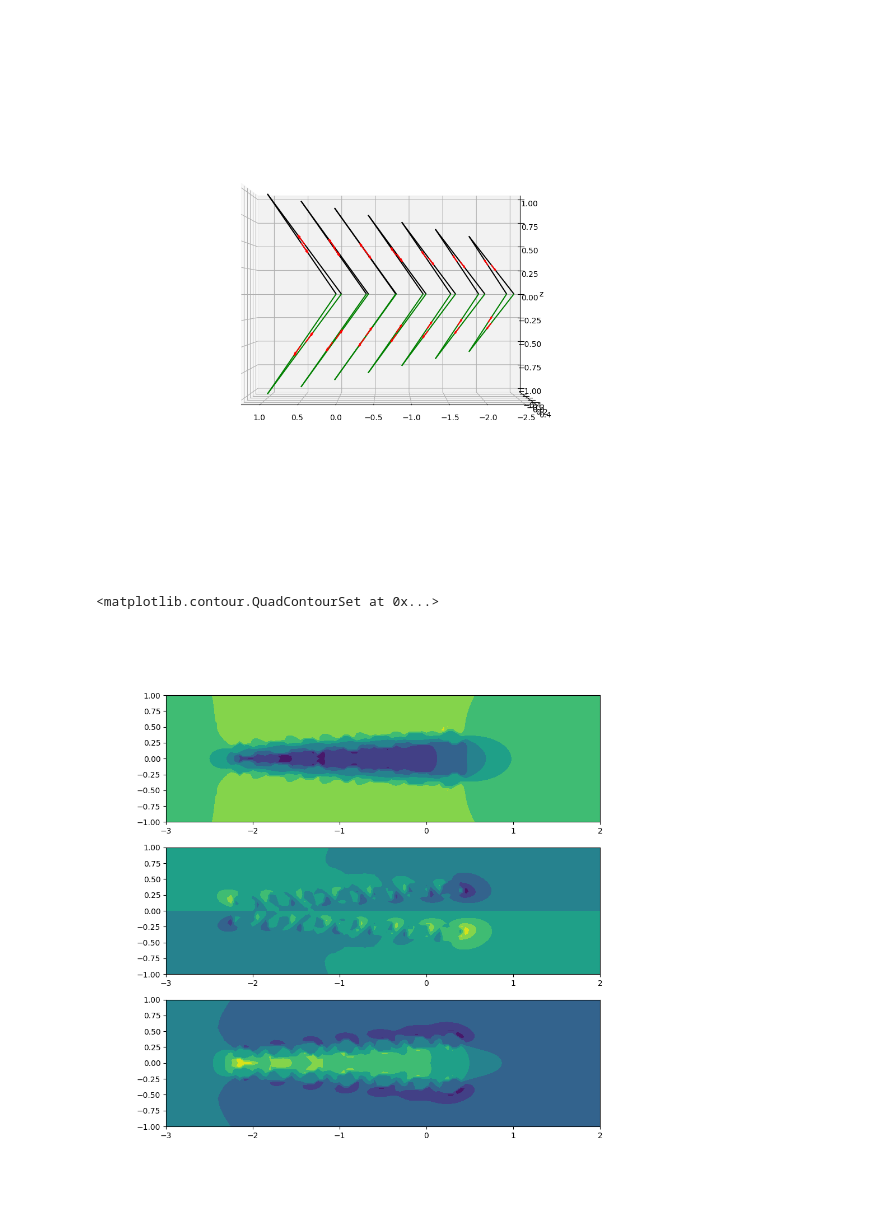
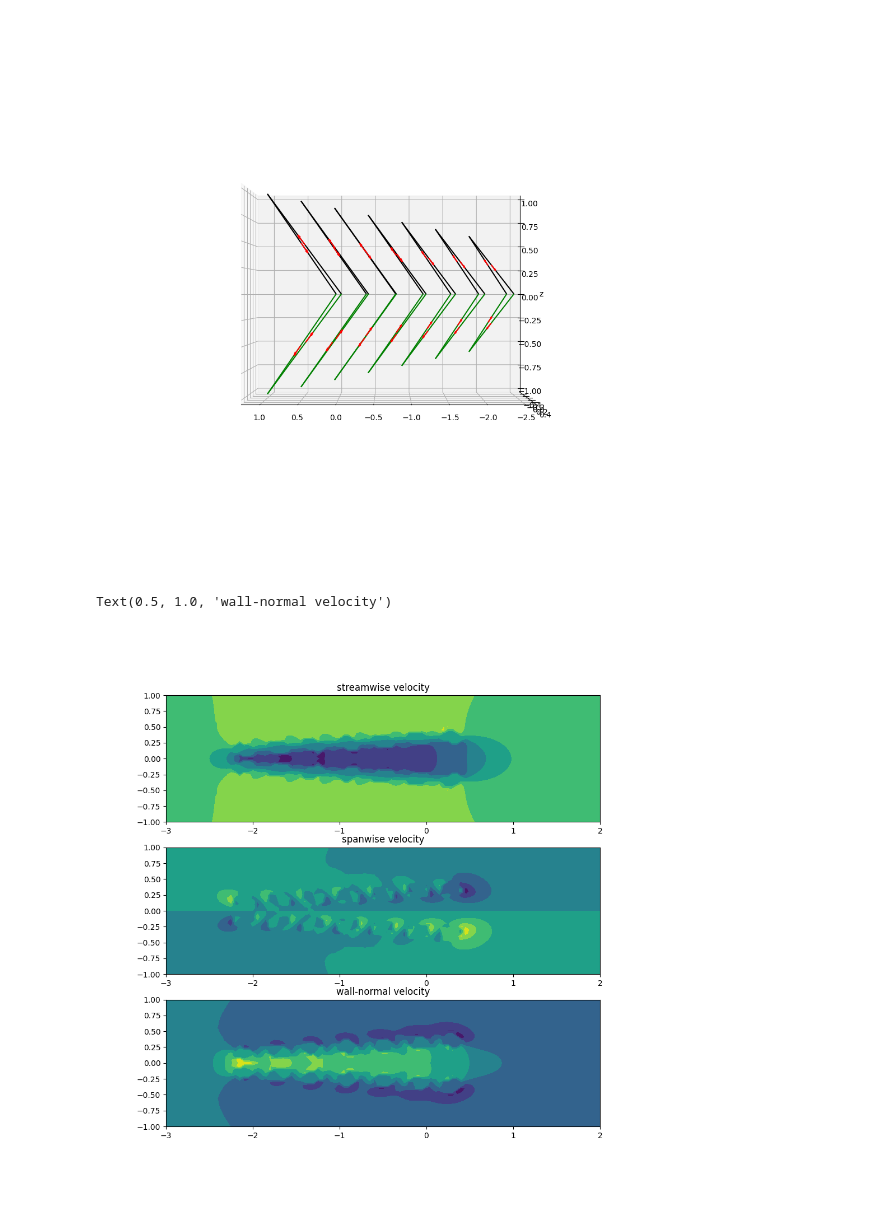
Before and after one commit to tim939422/OpenAEM, a Jupyter notebook: notebooks/demo.ipynb, the cells around one changed output. Cells and saved outputs as stored; diff of their text form; code cells hidden in the pictures.

```diff
--- a/notebooks/demo.ipynb
+++ b/notebooks/demo.ipynb
@@ -16,15 +16,15 @@ OpenAEM.plot_eddy(mirror, ax, color='green')
 # %% [output]
 [figure]
 # %%
-x = np.linspace(-3, 2, 101)
-y = np.linspace(-1, 1, 41)
+x = np.linspace(-3, 2, 501)
+y = np.linspace(-1, 1, 201)
 X, Y = np.meshgrid(x, y, indexing='ij')
 U = np.zeros_like(X)
 V = np.zeros_like(X)
 W = np.zeros_like(X)
 
-for i in range(101):
-    for j in range(41):
+for i in range(501):
+    for j in range(201):
         xv = np.array([X[i, j], Y[i, j], 0.3])
         # contribution from eddy
         for curve in eddy:
@@ -62,8 +62,8 @@ ax.view_init(0, 90)
 # %% [output]
 [figure]
 # %%
-x = np.linspace(-3, 2, 101)
-y = np.linspace(-1, 1, 41)
+x = np.linspace(-3, 2, 501)
+y = np.linspace(-1, 1, 1)
 X, Y = np.meshgrid(x, y, indexing='ij')
 U = np.zeros_like(X)
 V = np.zeros_like(X)
@@ -88,8 +88,11 @@ for i in range(101):
 # %%
 fig, ax = plt.subplots(3, 1, figsize=(10, 10))
 ax[0].contourf(X, Y, U)
+ax[0].set_title('streamwise velocity')
 ax[1].contourf(X, Y, V)
+ax[1].set_title('spanwise velocity')
 ax[2].contourf(X, Y, W)
+ax[2].set_title('wall-normal velocity')
 # %% [output]
-<matplotlib.contour.QuadContourSet at 0x...>
+Text(0.5, 1.0, 'wall-normal velocity')
-[figure, old version]
+[figure, new version]
```
Also changed, not shown: parts of 1 cell of this notebook, 6 other files.
